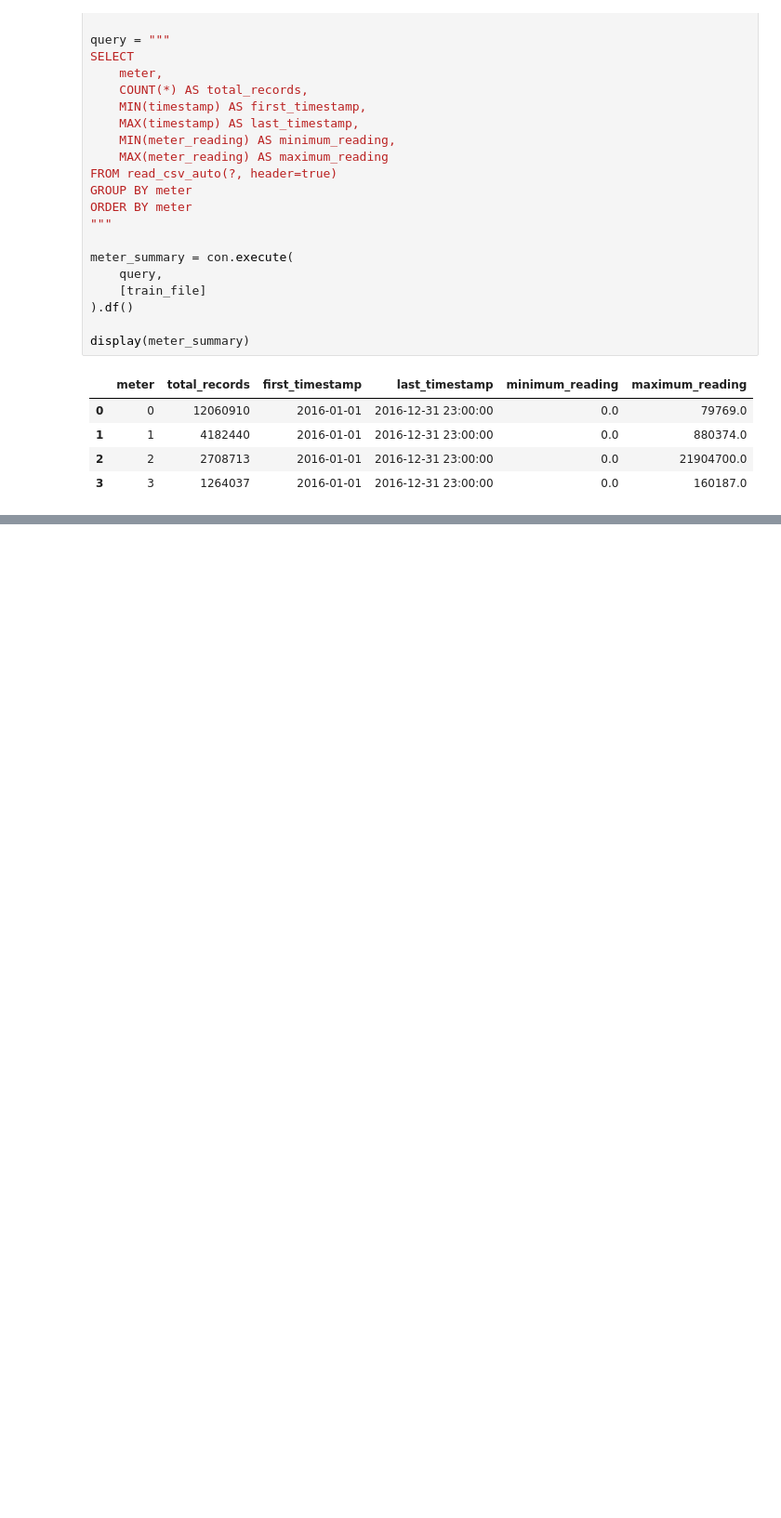
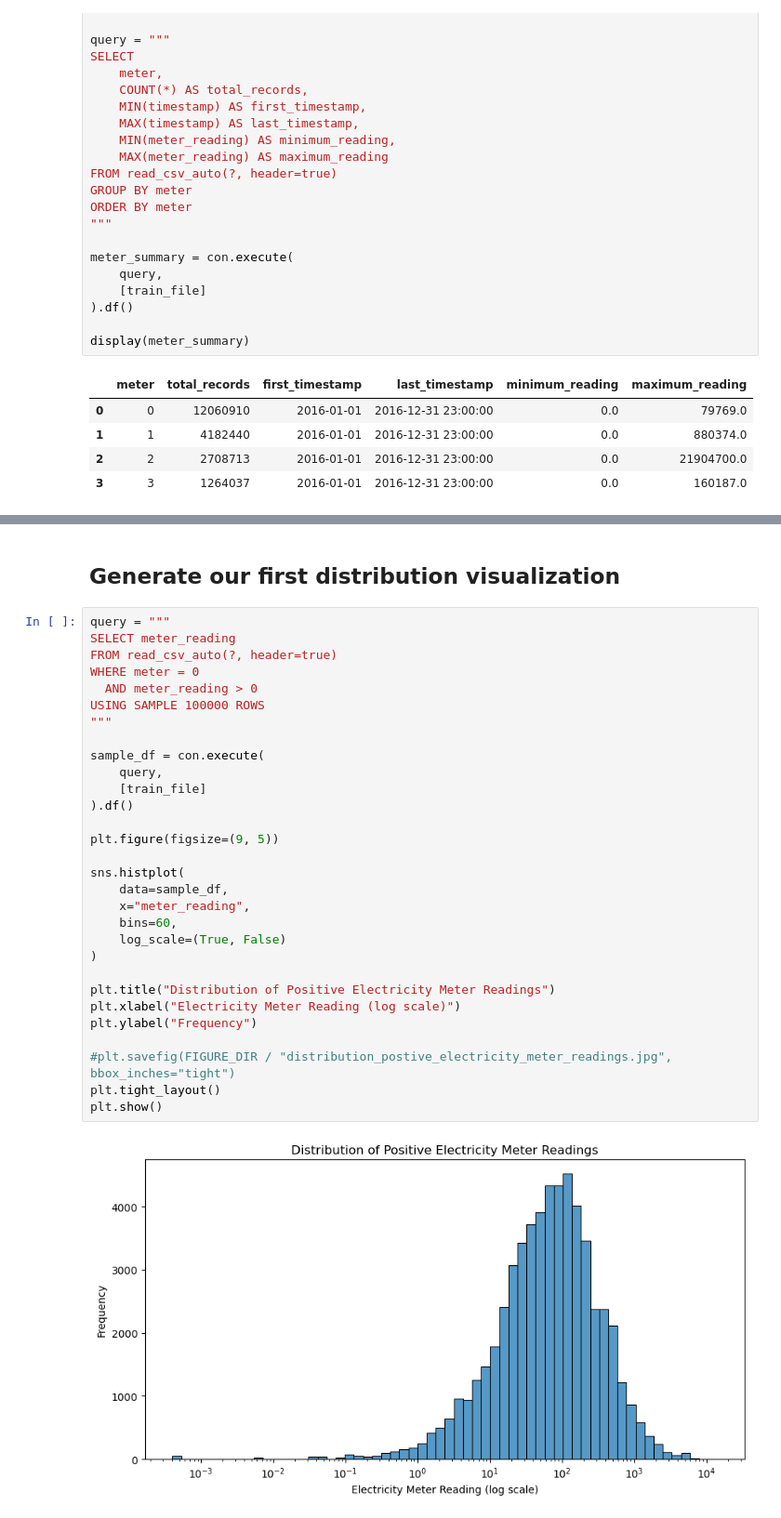
Before and after one commit to fahad9993/bigdata, a Jupyter notebook: notebooks/01_Data_Inspection.ipynb, the cells around one changed output, grey strips where cells are left out. Shown at 93% size. Cells and saved outputs as stored; diff of their text form; blank space fills up the shorter version.

Commit message:
Finalize data inspection

```diff
--- a/notebooks/01_Data_Inspection.ipynb
+++ b/notebooks/01_Data_Inspection.ipynb
@@ -208,0 +410,34 @@ display(meter_summary)
+# %% [markdown]
+## Generate our first distribution visualization
+# %%
+query = """
+SELECT meter_reading
+FROM read_csv_auto(?, header=true)
+WHERE meter = 0
+  AND meter_reading > 0
+USING SAMPLE 100000 ROWS
+"""
+
+sample_df = con.execute(
+    query,
+    [train_file]
+).df()
+
+plt.figure(figsize=(9, 5))
+
+sns.histplot(
+    data=sample_df,
+    x="meter_reading",
+    bins=60,
+    log_scale=(True, False)
+)
+
+plt.title("Distribution of Positive Electricity Meter Readings")
+plt.xlabel("Electricity Meter Reading (log scale)")
+plt.ylabel("Frequency")
+
+#plt.savefig(FIGURE_DIR / "distribution_postive_electricity_meter_readings.jpg", bbox_inches="tight")
+plt.tight_layout()
+plt.show()
+# %% [output]
+[figure, added]
```
Also changed, not shown: parts of 17 cells of this notebook, 2 other files.
